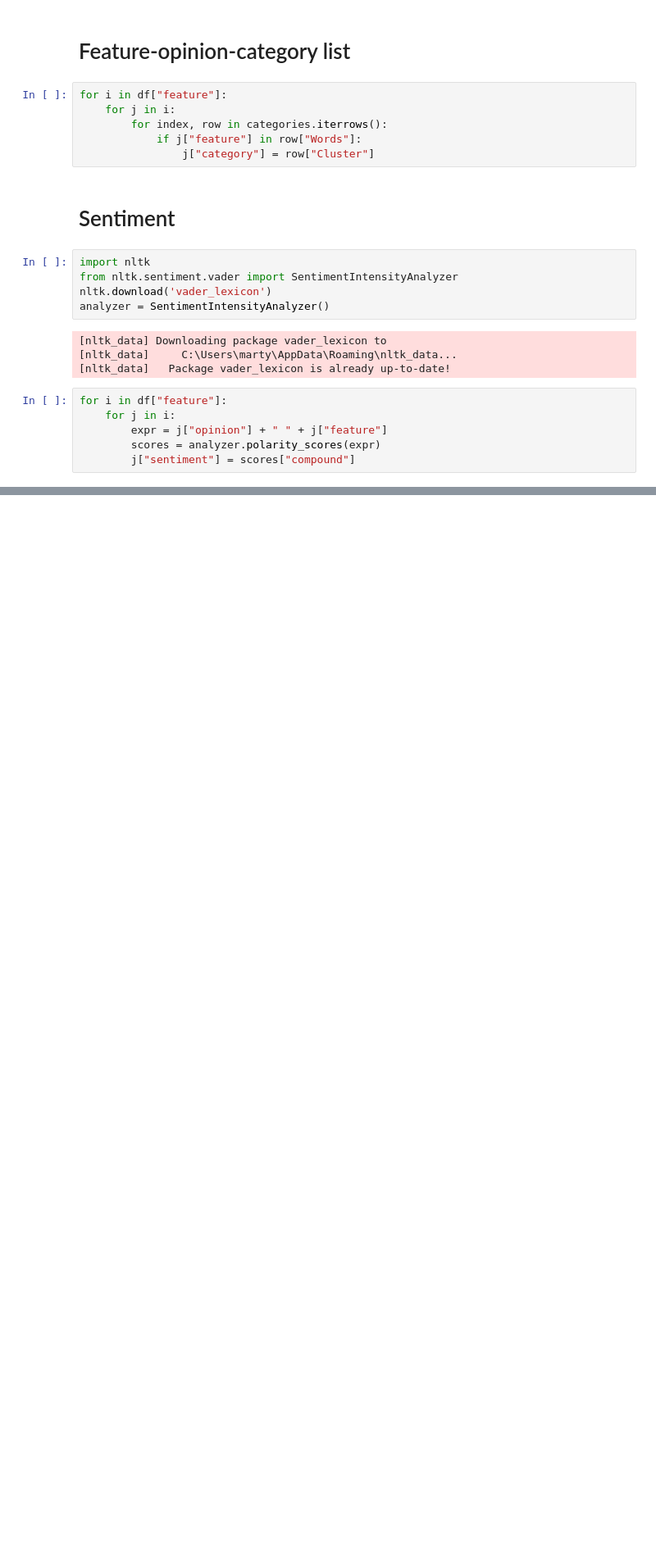
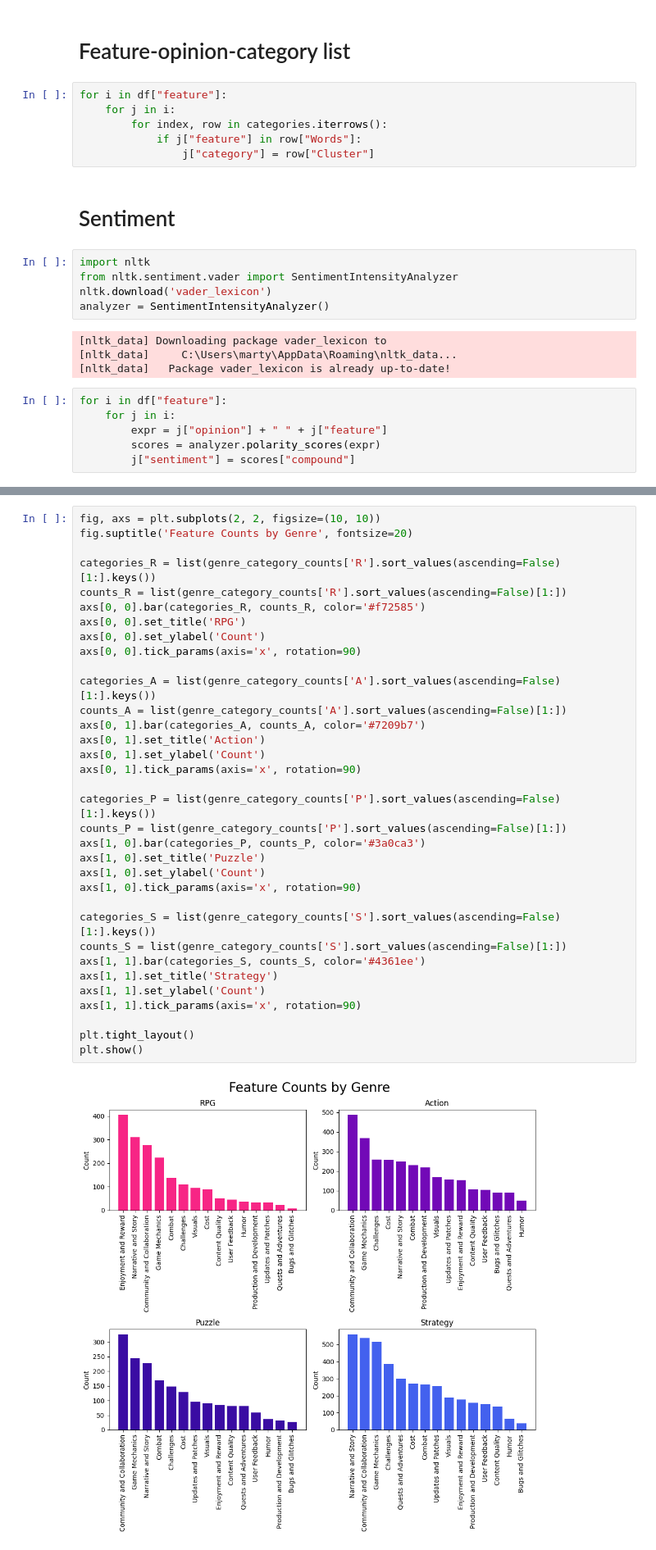
Before and after one commit to markrz12/aspect-based-opinion-mining, a Jupyter notebook: Mgr1.ipynb, the cells around one changed output, grey strips where cells are left out. Shown at 82% size. Saved outputs shown, nothing was run; the diff lists cells and outputs as text; blank space fills up the shorter version.

Commit message:
genre_words_counts

```diff
--- a/Mgr1.ipynb
+++ b/Mgr1.ipynb
@@ -980,0 +939,36 @@ No artists with labels found to put in legend.  Note that artists whose label st
+# %%
+fig, axs = plt.subplots(2, 2, figsize=(10, 10))
+fig.suptitle('Feature Counts by Genre', fontsize=20)
+
+categories_R = list(genre_category_counts['R'].sort_values(ascending=False)[1:].keys())
+counts_R = list(genre_category_counts['R'].sort_values(ascending=False)[1:])
+axs[0, 0].bar(categories_R, counts_R, color='#f72585')
+axs[0, 0].set_title('RPG')
+axs[0, 0].set_ylabel('Count')
+axs[0, 0].tick_params(axis='x', rotation=90)
+
+categories_A = list(genre_category_counts['A'].sort_values(ascending=False)[1:].keys())
+counts_A = list(genre_category_counts['A'].sort_values(ascending=False)[1:])
+axs[0, 1].bar(categories_A, counts_A, color='#7209b7')
+axs[0, 1].set_title('Action')
+axs[0, 1].set_ylabel('Count')
+axs[0, 1].tick_params(axis='x', rotation=90)
+
+categories_P = list(genre_category_counts['P'].sort_values(ascending=False)[1:].keys())
+counts_P = list(genre_category_counts['P'].sort_values(ascending=False)[1:])
+axs[1, 0].bar(categories_P, counts_P, color='#3a0ca3')
+axs[1, 0].set_title('Puzzle')
+axs[1, 0].set_ylabel('Count')
+axs[1, 0].tick_params(axis='x', rotation=90)
+
+categories_S = list(genre_category_counts['S'].sort_values(ascending=False)[1:].keys())
+counts_S = list(genre_category_counts['S'].sort_values(ascending=False)[1:])
+axs[1, 1].bar(categories_S, counts_S, color='#4361ee')
+axs[1, 1].set_title('Strategy')
+axs[1, 1].set_ylabel('Count')
+axs[1, 1].tick_params(axis='x', rotation=90)
+
+plt.tight_layout()
+plt.show()
+# %% [output]
+[figure, added]
```
Also changed, not shown: parts of 17 cells of this notebook.
